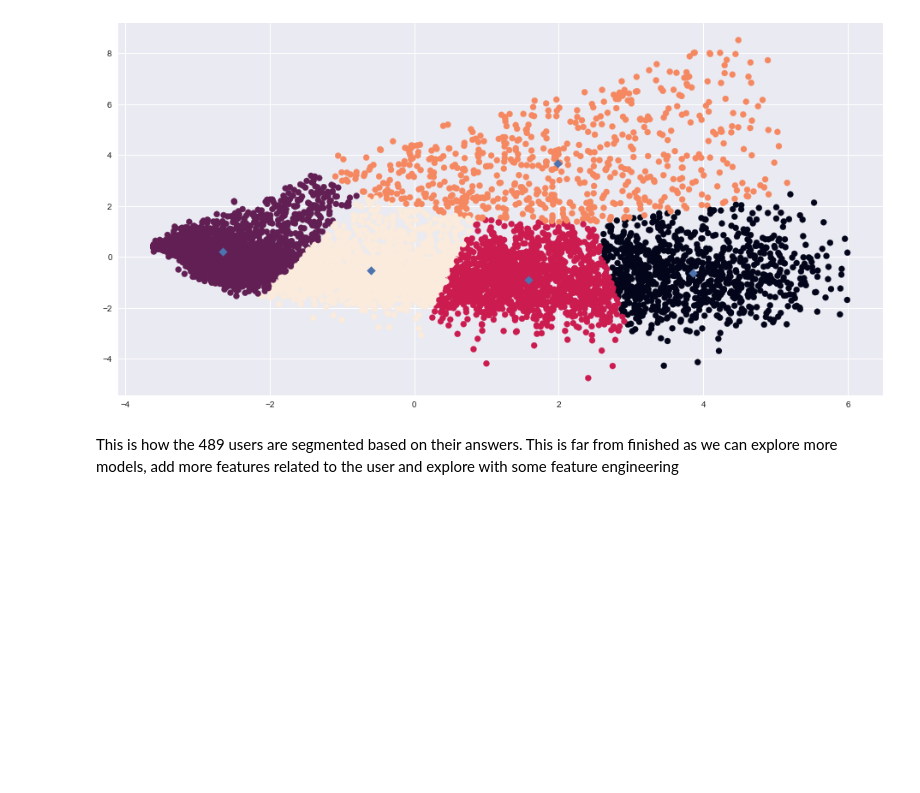
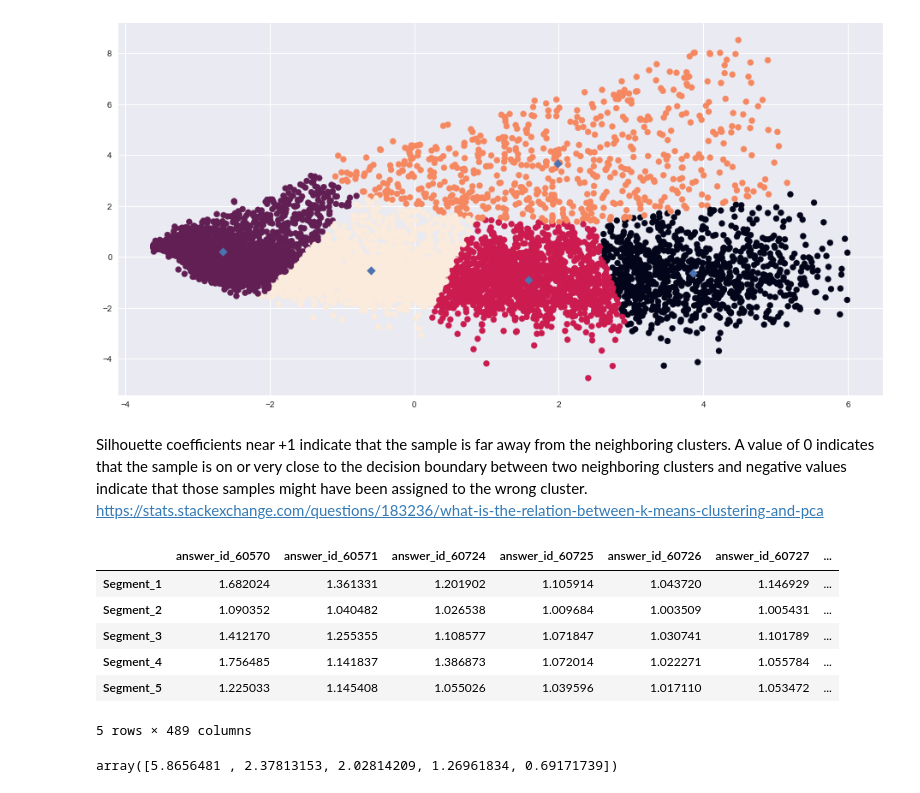
Before and after one commit to waficf/Kaggle_Competitions, a Jupyter notebook: project_1.ipynb, the cells around one changed output. Cells and saved outputs as stored; diff of their text form; code cells hidden in the pictures; blank space fills up the shorter version.

```diff
--- a/project_1.ipynb
+++ b/project_1.ipynb
@@ -525,9 +89,0 @@ data.shape
-# %%
-from sklearn.decomposition import PCA
-
-pca_5 = PCA(n_components=5)
-pca_5.fit(data)
-
-fig=plt.figure(figsize=(16, 8))
-df_VI = pd.DataFrame({'var':pca_5.explained_variance_ratio_,'PC':['PC1','PC2','PC3','PC4', 'PC5']})
-sns.barplot(x='PC',y="var", data=df_VI, color="c")
@@ -539,13 +89,0 @@ first principal component has the largest possible variance (that is, accounts f
-# %%
-# Use only first 2 dimensions as they explan a lot and can be plotted
-
-# PCA by fitting the data with only two dimensions
-pca = PCA(n_components=2)
-pca.fit(data)
-
-# Transform the data using the PCA fit above
-reduced_data = pca.transform(data)
-
-# Create a DataFrame for the reduced data
-pca_df = pd.DataFrame.from_records(reduced_data, columns = ['PC-1', 'PC-2'])
-pca_df.head()
@@ -607,6 +106,28 @@ plt.scatter(center.A, center.B, marker = 'D')
 # %% [output]
 <matplotlib.collections.PathCollection at 0x...>
 [figure]
-# %% [markdown]
-This is how the 489 users are segmented based on their answers.
-This is far from finished as we can explore more models, add more features related to the user and explore with some feature engineering
+# %% [markdown]
+Silhouette coefficients near +1 indicate that the sample is far away from the neighboring clusters. A value of 0 indicates that the sample is on or very close to the decision boundary between two neighboring clusters and negative values indicate that those samples might have been assigned to the wrong cluster.
+https://stats.stackexchange.com/questions/183236/what-is-the-relation-between-k-means-clustering-and-pca
+# %%
+# TODO: Inverse transform the centers
+log_centers = pca.inverse_transform(center)
+
+# TODO: Exponentiate the centers
+true_centers = np.exp(log_centers)
+
+# Display the true centers
+true_centers = pd.DataFrame.from_records(true_centers, columns=data.columns, index = ['Segment_1','Segment_2','Segment_3','Segment_4','Segment_5'])
+true_centers
+# %% [output]
+|  | answer_id_60570 | answer_id_60571 | answer_id_60724 | answer_id_60725 | answer_id_60726 | answer_id_60727 | ... |
+| Segment_1 | 1.682024 | 1.361331 | 1.201902 | 1.105914 | 1.043720 | 1.146929 | ... |
+| Segment_2 | 1.090352 | 1.040482 | 1.026538 | 1.009684 | 1.003509 | 1.005431 | ... |
+| Segment_3 | 1.412170 | 1.255355 | 1.108577 | 1.071847 | 1.030741 | 1.101789 | ... |
+| Segment_4 | 1.756485 | 1.141837 | 1.386873 | 1.072014 | 1.022271 | 1.055784 | ... |
+| Segment_5 | 1.225033 | 1.145408 | 1.055026 | 1.039596 | 1.017110 | 1.053472 | ... |
+5 rows × 489 columns
+# %%
+pca_5.explained_variance_ratio_
+# %% [output]
+array([5.8656481 , 2.37813153, 2.02814209, 1.26961834, 0.69171739])
```
Also changed, not shown: parts of 105 cells of this notebook.
